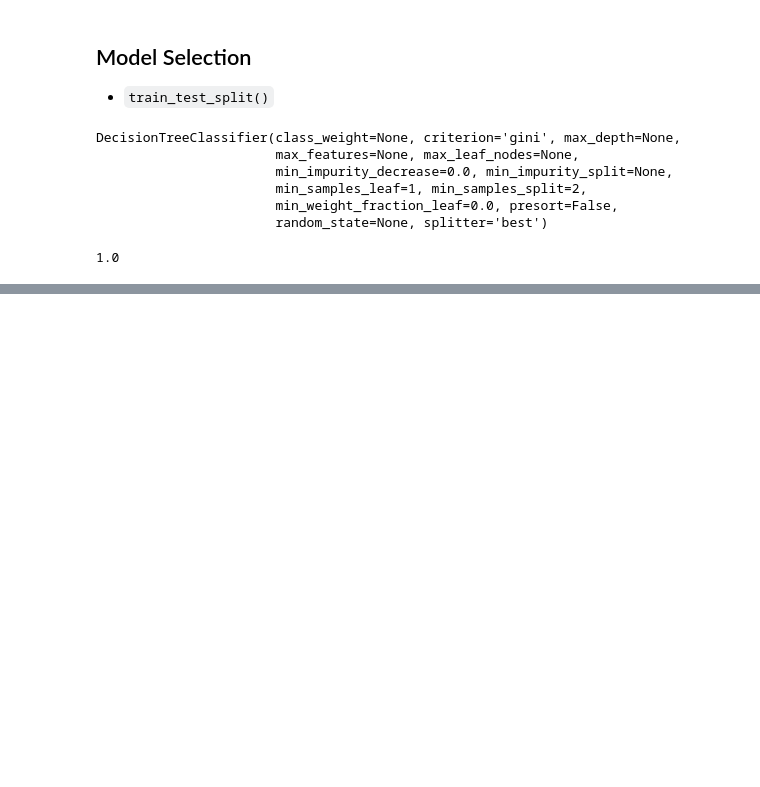
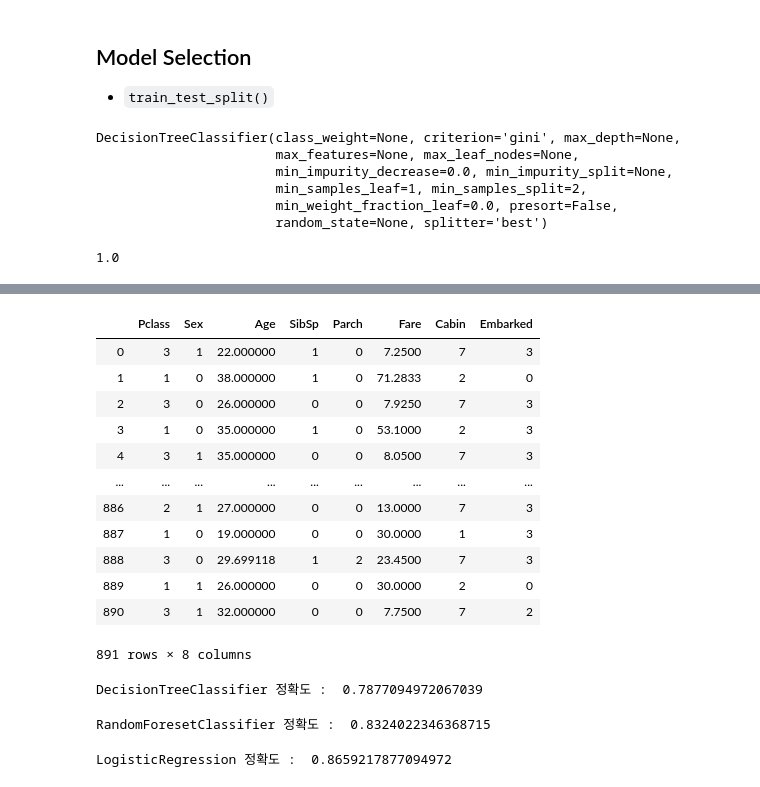
Before and after one commit to yskim0/Ewha_Data_Analysis, a Jupyter notebook: Week_2/김연수_Week2.ipynb, the cells around one changed output, grey strips where cells are left out. Saved outputs shown, nothing was run; the diff lists cells and outputs as text; code cells hidden in the pictures; blank space fills up the shorter version.

```diff
--- a/Week_2/김연수_Week2.ipynb
+++ b/Week_2/김연수_Week2.ipynb
@@ -310,0 +1035,41 @@ print(accuracy_score(train_label, pred))
+# %%
+def drop_features(df):
+    df.drop(['PassengerId', 'Name', 'Ticket'], axis = 1, inplace=True)
+    return df
+# %%
+def format_features(df):
+    df['Cabin'] = df['Cabin'].str[:1]
+    features = ['Cabin', 'Sex', 'Embarked']
+    for feature in features:
+        le = LabelEncoder()
+        le = le.fit(df[feature])
+        df[feature] = le.transform(df[feature])
+    return df
+# %%
+def transform_features(df):
+    df = fillna(df)
+    df = drop_features(df)
+    df = format_features(df)
+    return df
+# %%
+titanic_df = pd.read_csv('/Users/yeonsookim/Desktop/titanic/train.csv')
+y_titanic_df = titanic_df['Survived']
+X_titanic_df = titanic_df.drop('Survived', axis = 1)
+
+X_titanic_df = transform_features(X_titanic_df)
+# %%
+X_titanic_df
+# %% [output]
+|  | Pclass | Sex | Age | SibSp | Parch | Fare | Cabin | Embarked |
+| 0 | 3 | 1 | 22.000000 | 1 | 0 | 7.2500 | 7 | 3 |
+| 1 | 1 | 0 | 38.000000 | 1 | 0 | 71.2833 | 2 | 0 |
+| 2 | 3 | 0 | 26.000000 | 0 | 0 | 7.9250 | 7 | 3 |
+| 3 | 1 | 0 | 35.000000 | 1 | 0 | 53.1000 | 2 | 3 |
+| 4 | 3 | 1 | 35.000000 | 0 | 0 | 8.0500 | 7 | 3 |
+| ... | ... | ... | ... | ... | ... | ... | ... | ... |
+| 886 | 2 | 1 | 27.000000 | 0 | 0 | 13.0000 | 7 | 3 |
+| 887 | 1 | 0 | 19.000000 | 0 | 0 | 30.0000 | 1 | 3 |
+| 888 | 3 | 0 | 29.699118 | 1 | 2 | 23.4500 | 7 | 3 |
+| 889 | 1 | 1 | 26.000000 | 0 | 0 | 30.0000 | 2 | 0 |
+| 890 | 3 | 1 | 32.000000 | 0 | 0 | 7.7500 | 7 | 2 |
+891 rows × 8 columns
@@ -310,0 +1088,18 @@ print(accuracy_score(train_label, pred))
+# %%
+dt_clf.fit(X_train, y_train)
+dt_pred = dt_clf.predict(X_test)
+print('DecisionTreeClassifier 정확도 : ', accuracy_score(y_test, dt_pred))
+# %% [output]
+DecisionTreeClassifier 정확도 :  0.7877094972067039
+# %%
+rf_clf.fit(X_train, y_train)
+rf_pred = rf_clf.predict(X_test)
+print('RandomForesetClassifier 정확도 : ', accuracy_score(y_test,rf_pred))
+# %% [output]
+RandomForesetClassifier 정확도 :  0.8324022346368715
+# %%
+lr_clf.fit(X_train, y_train)
+lr_pred = lr_clf.predict(X_test)
+print('LogisticRegression 정확도 : ', accuracy_score(y_test, lr_pred))
+# %% [output]
+LogisticRegression 정확도 :  0.8659217877094972
```
Also changed, not shown: parts of 90 cells of this notebook.
